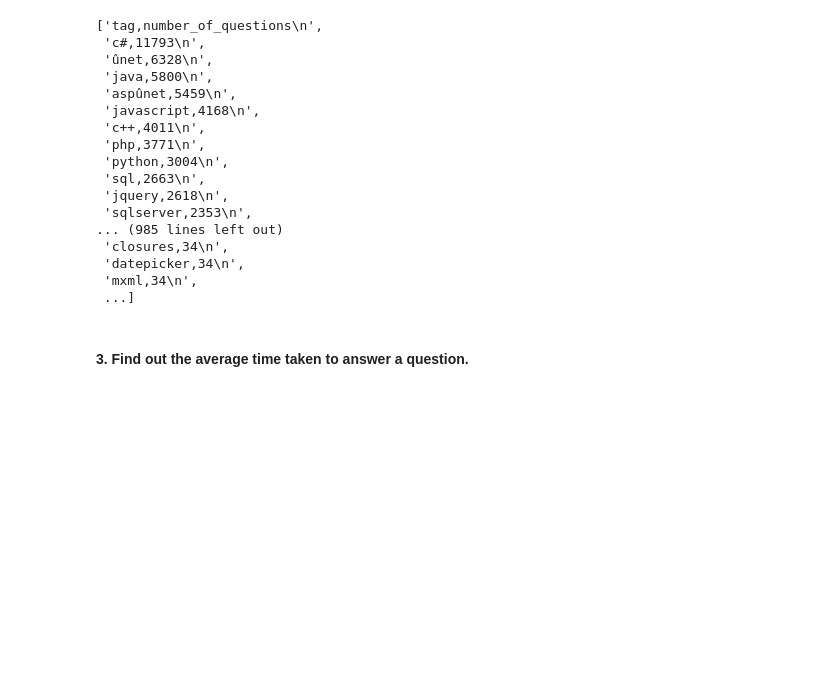
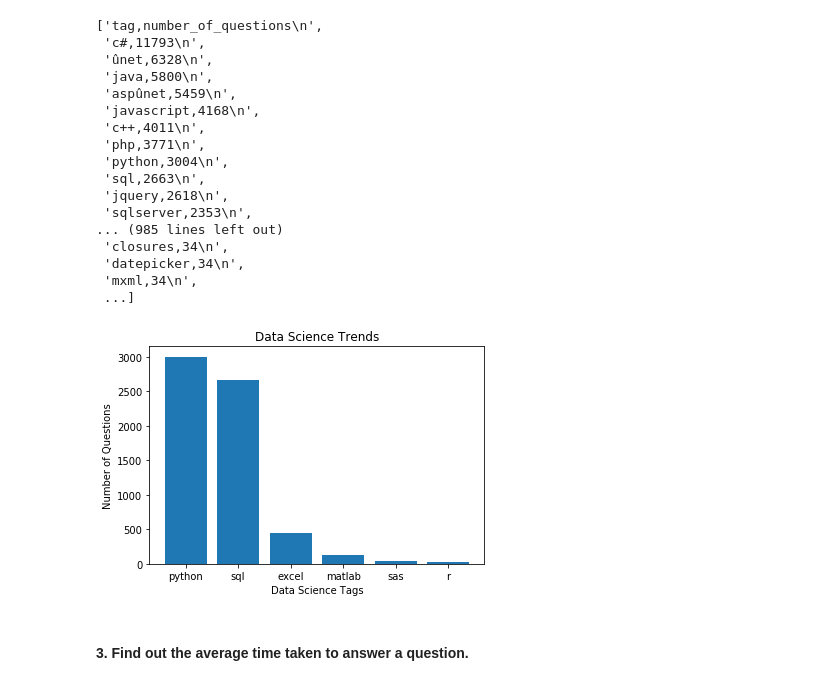
Before and after one commit to rjs211/CS564-ML, a Jupyter notebook: Assignment1/Q1/Q1.ipynb, the cells around one changed output. Saved outputs shown, nothing was run; the diff lists cells and outputs as text; code cells hidden in the pictures; blank space fills up the shorter version.

```diff
--- a/Assignment1/Q1/Q1.ipynb
+++ b/Assignment1/Q1/Q1.ipynb
@@ -94,6 +139,16 @@ question2_answer
  'datepicker,34\n',
  'mxml,34\n',
  ...]
+# %%
+index = [0, 1, 2, 3, 4, 5]
+plt.bar(index, trend)
+plt.xlabel('Data Science Tags', fontsize = 10)
+plt.ylabel('Number of Questions', fontsize = 10)
+plt.xticks(index, data_science, fontsize = 10)
+plt.title('Data Science Trends')
+plt.show()
+# %% [output]
+[figure, added]
 # %% [markdown]
 #### 3. Find out the average time taken to answer a question.
 # %%
```
Also changed, not shown: parts of 16 cells of this notebook, 7 other files.
